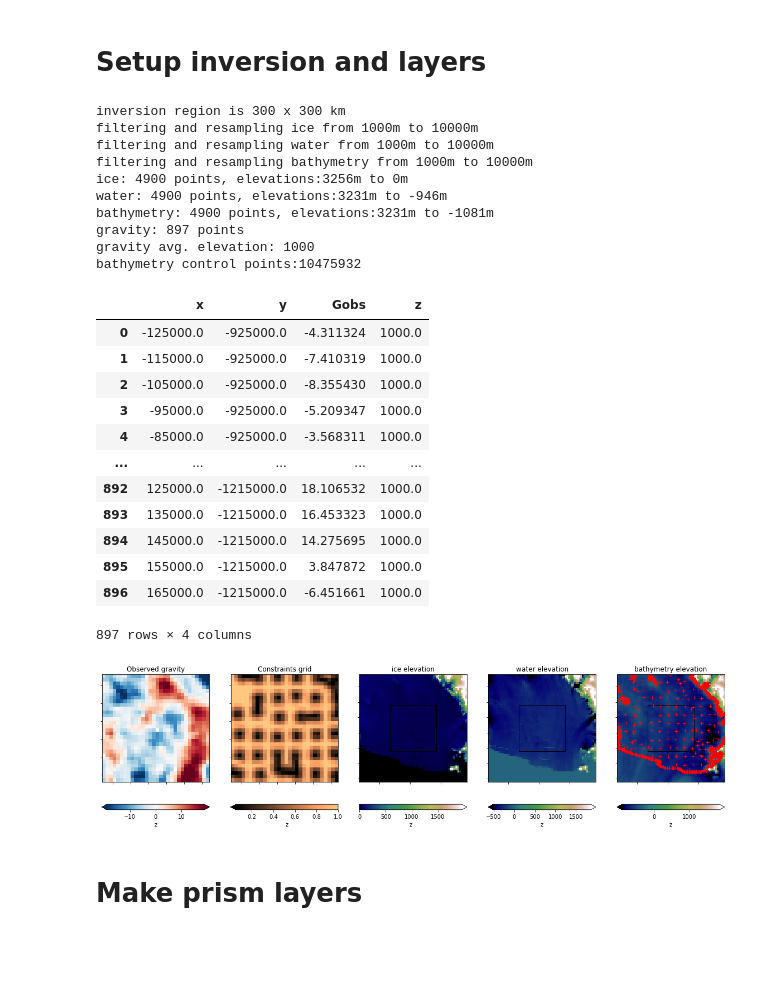
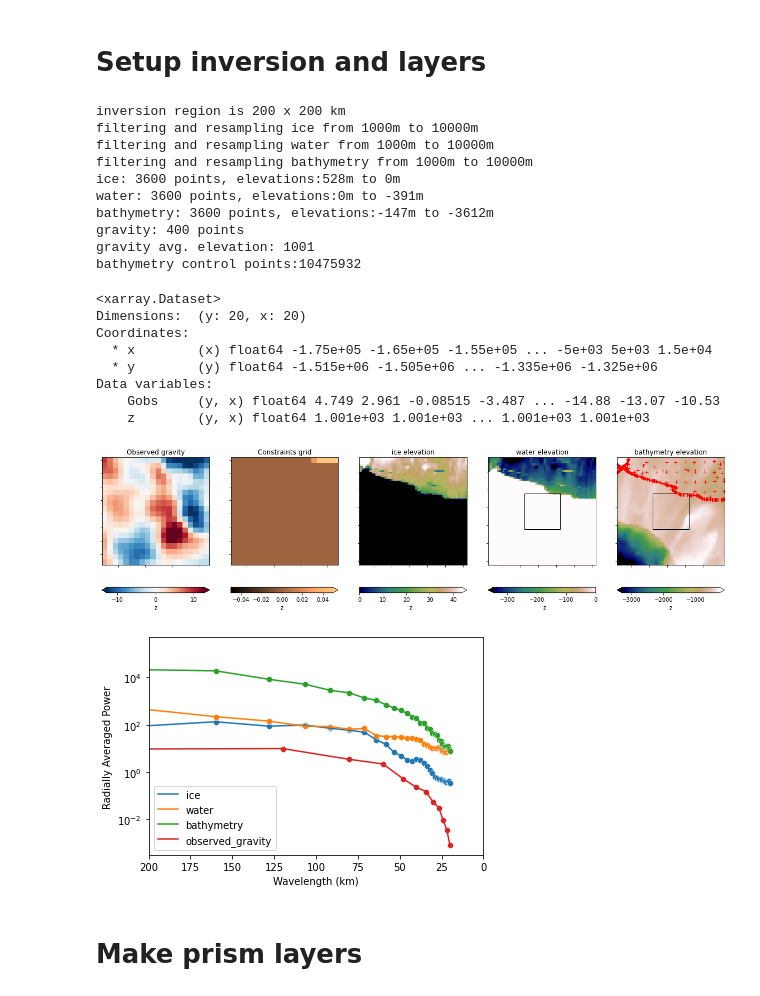
Before and after one commit to mdtanker/RIS_gravity_inversion, a Jupyter notebook: RIS_inversion.ipynb, the cells around one changed output. Drawn from its saved outputs; the diff is of its cells as text; code cells hidden in the pictures; blank space fills up the shorter version.

```diff
--- a/RIS_inversion.ipynb
+++ b/RIS_inversion.ipynb
@@ -26,9 +21,9 @@ The snakeviz extension is already loaded. To reload it, use:
 # starting inversion region is 1,000km x 1,000km, choose whether to zoom in, shift the
 # region to the North or West, or change the width of the buffer zone.
 inv_reg, buffer_reg = inv.setup_region(
-    zoom = 350e3,
-    n_shift = 150e3,
-    w_shift = 100e3,
+    zoom = 400e3,#350e3,
+    n_shift = 500e3,
+    w_shift = 0,#100e3,
     buffer = 200e3,
     )
 
@@ -65,56 +60,54 @@ returned = inv.import_layers(
             'inversion_layers/bedmachine/BedMachine_bed.nc',
         # BASEMENT
             # 'inversion_layers/ANTASed_mag_basement_filled.nc',
             # 'inversion_layers/RE_basement_BedMachinebed_filled.nc',
             # 'inversion_layers/lindeque_basement.nc',
         # MOHO
             # 'inversion_layers/An_moho_filt.nc',
             # 'inversion_layers/Shen_moho.nc',
             # 'inversion_layers/Pappa_moho.nc',
         ],
     grav_spacing = 10e3,
     active_layer='bathymetry',
     buffer_region = buffer_reg,
     inversion_region = inv_reg,
 
     # Choose between grid and csv, similar comp. times
     # grav_file='gravity_data/rosetta_eq_source_up_continued_Gobs.nc',
-    grav_file='gravity_data/rosetta_eq_source_up_continued.csv',
+    # grav_file='gravity_data/rosetta_eq_source_up_continued.csv',
+    grav_file = 'gravity_data/ant4d_gravity_epsg_5k.nc',
 
     constraints=True,
     constraints_file='constraints_grid/constraints_grid.nc',
     constraints_points='bathymetry_data/bedmachine_RIGGS.csv',
 
     plot=True,
-    plot_region=buffer_reg
+    plot_region=buffer_reg,
+    power_spectrum=True,
     )
-layers, grav, constraints_grid, constraints_df, constraints_RIS_df = returned
+layers, grav, grav_spacing, constraints_grid, constraints_df, constraints_RIS_df = returned
 grav
 # %% [output]
-inversion region is 300 x 300 km
+inversion region is 200 x 200 km
 filtering and resampling ice from 1000m to 10000m
 filtering and resampling water from 1000m to 10000m
 filtering and resampling bathymetry from 1000m to 10000m
-ice: 4900 points, elevations:3256m to 0m
-water: 4900 points, elevations:3231m to -946m
-bathymetry: 4900 points, elevations:3231m to -1081m
-gravity: 897 points
-gravity avg. elevation: 1000
+ice: 3600 points, elevations:528m to 0m
+water: 3600 points, elevations:0m to -391m
+bathymetry: 3600 points, elevations:-147m to -3612m
+gravity: 400 points
+gravity avg. elevation: 1001
 bathymetry control points:10475932
-|  | x | y | Gobs | z |
-| 0 | -125000.0 | -925000.0 | -4.311324 | 1000.0 |
-| 1 | -115000.0 | -925000.0 | -7.410319 | 1000.0 |
-| 2 | -105000.0 | -925000.0 | -8.355430 | 1000.0 |
-| 3 | -95000.0 | -925000.0 | -5.209347 | 1000.0 |
-| 4 | -85000.0 | -925000.0 | -3.568311 | 1000.0 |
-| ... | ... | ... | ... | ... |
-| 892 | 125000.0 | -1215000.0 | 18.106532 | 1000.0 |
-| 893 | 135000.0 | -1215000.0 | 16.453323 | 1000.0 |
-| 894 | 145000.0 | -1215000.0 | 14.275695 | 1000.0 |
-| 895 | 155000.0 | -1215000.0 | 3.847872 | 1000.0 |
-| 896 | 165000.0 | -1215000.0 | -6.451661 | 1000.0 |
-897 rows × 4 columns
+<xarray.Dataset>
+Dimensions:  (y: 20, x: 20)
+Coordinates:
+  * x        (x) float64 -1.75e+05 -1.65e+05 -1.55e+05 ... -5e+03 5e+03 1.5e+04
+  * y        (y) float64 -1.515e+06 -1.505e+06 ... -1.335e+06 -1.325e+06
+Data variables:
+    Gobs     (y, x) float64 4.749 2.961 -0.08515 -3.487 ... -14.88 -13.07 -10.53
+    z        (y, x) float64 1.001e+03 1.001e+03 ... 1.001e+03 1.001e+03
-[figure, old version]
+[figure, new version]
+[figure, added]
 # %% [markdown]
 # Make prism layers
 # %%
```
Also changed, not shown: parts of 11 cells of this notebook, 2 other files.
